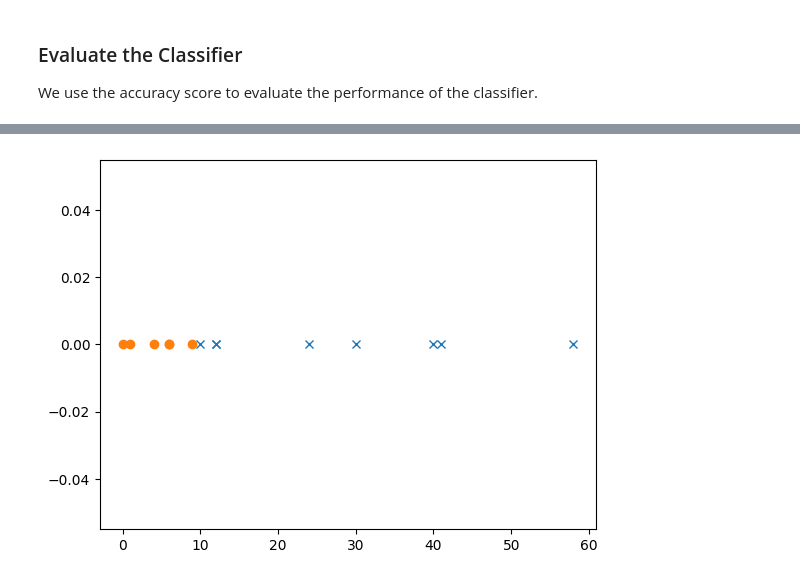
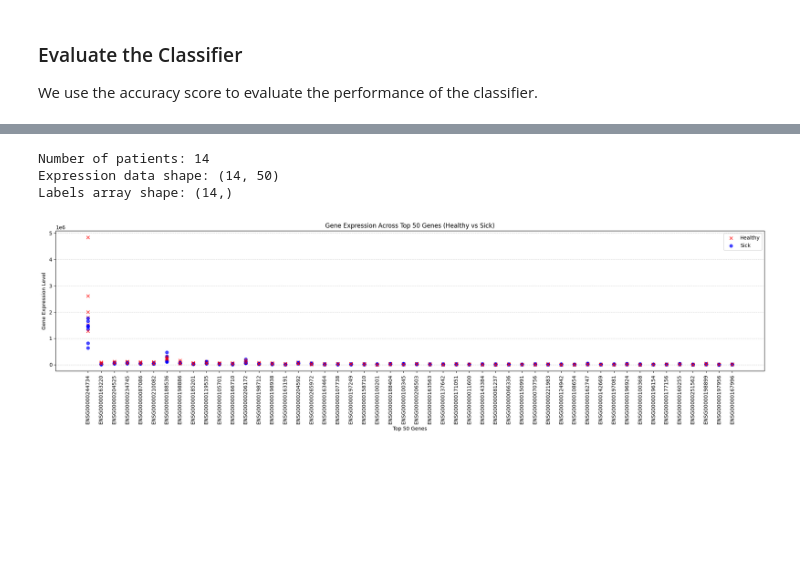
Before and after one commit to Vedhuggaren/TDDE56_MS_Classifier, a Jupyter notebook: ms-classifier.ipynb, the cells around one changed output, grey strips where cells are left out. Drawn from its saved outputs; the diff is of its cells as text; code cells hidden in the pictures; blank space fills up the shorter version.

Commit message:
More Plots

```diff
--- a/ms-classifier.ipynb
+++ b/ms-classifier.ipynb
@@ -227,7 +227,7 @@ features, labels = get_dataset(df_filtered, df_experiment_design)
 
 We split the data into a training set and a testing set. The training set is used to train the classifier, and the testing set is used to evaluate its performance. The main bottleneck we have with that project is the lack of enough data. In fact, we have 14 cases in total with 8 and 6 cases respectively.
 # %%
-train_features, test_features, train_labels, test_labels = train_test_split(features, labels, test_size=0.5, random_state=2)
+train_features, test_features, train_labels, test_labels = train_test_split(features, labels, test_size=0.4, random_state=2)
 # %% [markdown]
 ### Train the Classifier
 
@@ -475,23 +560,52 @@ def get_single_gene_feature(df_filtered, df_experiment_design, gene):
 
 single_feature, labels = get_single_gene_feature(df_filtered, df_experiment_design, "ENSG00000250696")
 # %%
-if DATASET == "ms":
-    positive_label = "relapsing-remitting multiple sclerosis"
-    negative_label = "normal"
-else:
-    positive_label = "NHBE"
-    negative_label = "A549"
+import matplotlib.pyplot as plt
+import numpy as np
 
-X = np.array(single_feature)[:, 0]
-y = np.array(labels)
+# Step 1: Keep only patient columns that exist in both df_raw_counts and experiment design
+patient_ids = [c for c in df_raw_counts.columns if c in df_experiment_design.index]
 
-pos = X[y == 1]
-neg = X[y == 0]
+# Step 2: Align labels exactly to these patient_ids
+labels_series = df_experiment_design.loc[patient_ids, "Sample Characteristic[disease]"]
+labels_array = np.array([1 if x == positive_label else 0 for x in labels_series])
 
-plt.plot(pos, np.zeros_like(pos), 'x')
-plt.plot(neg, np.zeros_like(neg), 'o')
+# Step 3: Compute top 50 genes
+healthy_patients = labels_series[labels_series == negative_label].index.tolist()
+sick_patients    = labels_series[labels_series == positive_label].index.tolist()
+
+mean_h = df_raw_counts[healthy_patients].mean(axis=1)
+mean_d = df_raw_counts[sick_patients].mean(axis=1)
+top_genes = (mean_d - mean_h).abs().nlargest(50).index
+top_genes = top_genes[1:]
+
+# Step 4: Expression data for these patients
+expression_data = df_raw_counts.loc[top_genes, patient_ids].T  # rows = patients, cols = genes
+
+# Sanity check
+print("Number of patients:", len(patient_ids))
+print("Expression data shape:", expression_data.shape)
+print("Labels array shape:", labels_array.shape)
+
+x_vals = np.tile(np.arange(len(top_genes)), (expression_data.shape[0], 1))
+y_vals = expression_data.values
+
+plt.figure(figsize=(20,6))
+for i in range(expression_data.shape[0]):
+    marker = 'x' if labels_array[i] == 1 else 'o'
+    color  = 'red' if labels_array[i] == 1 else 'blue'
+    plt.scatter(x_vals[i, :], y_vals[i, :], marker=marker, color=color, alpha=0.7)
+
+plt.xticks(range(len(top_genes)), top_genes, rotation=90)
+plt.xlabel("Top 50 Genes")
+plt.ylabel("Gene Expression Level")
+plt.title("Gene Expression Across Top 50 Genes (Healthy vs Sick)")
+plt.grid(axis='y', linestyle='--', alpha=0.5)
+plt.legend(['Healthy', 'Sick'], loc='upper right')
+plt.tight_layout()
 plt.show()
-
-#TODO: Add 2D plots as well
 # %% [output]
+Number of patients: 14
+Expression data shape: (14, 50)
+Labels array shape: (14,)
-[figure, old version]
+[figure, new version]
```
Also changed, not shown: parts of 3 cells of this notebook.
